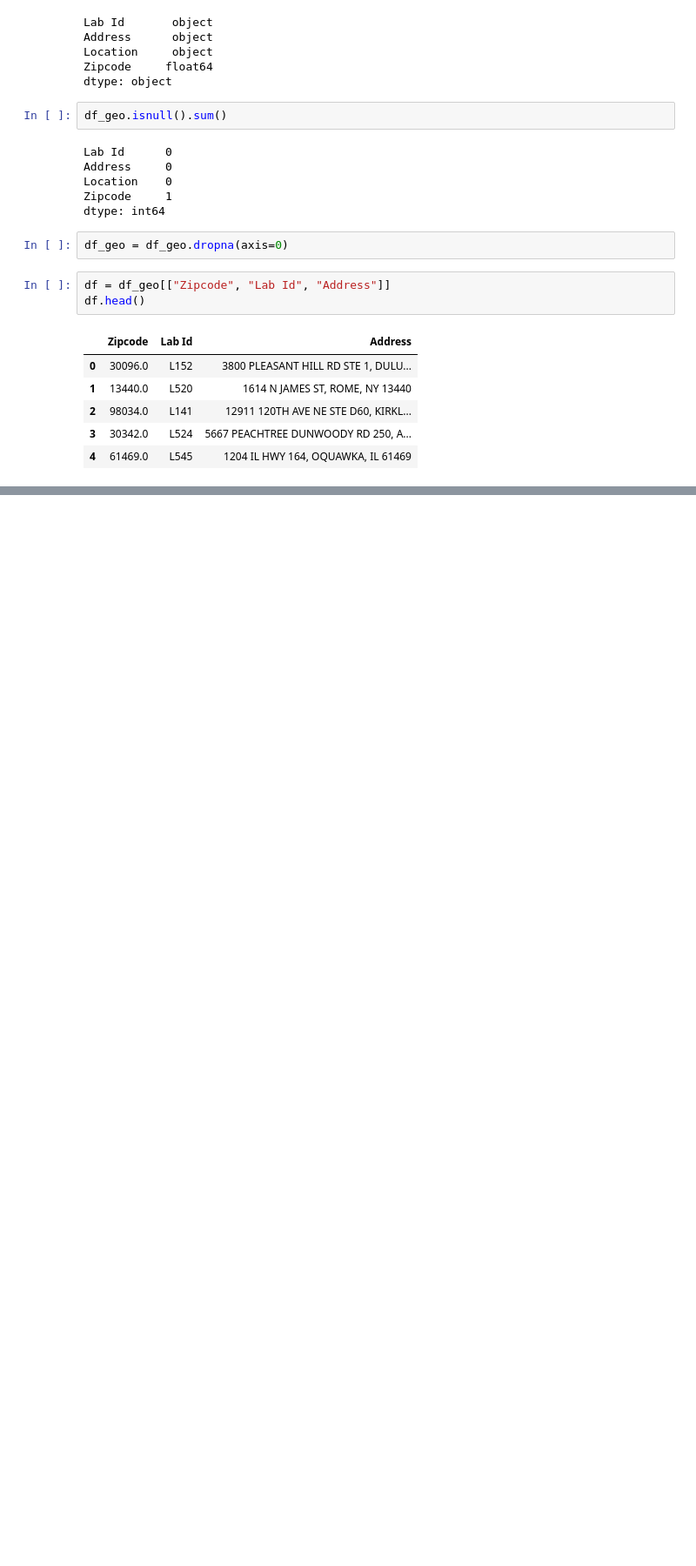
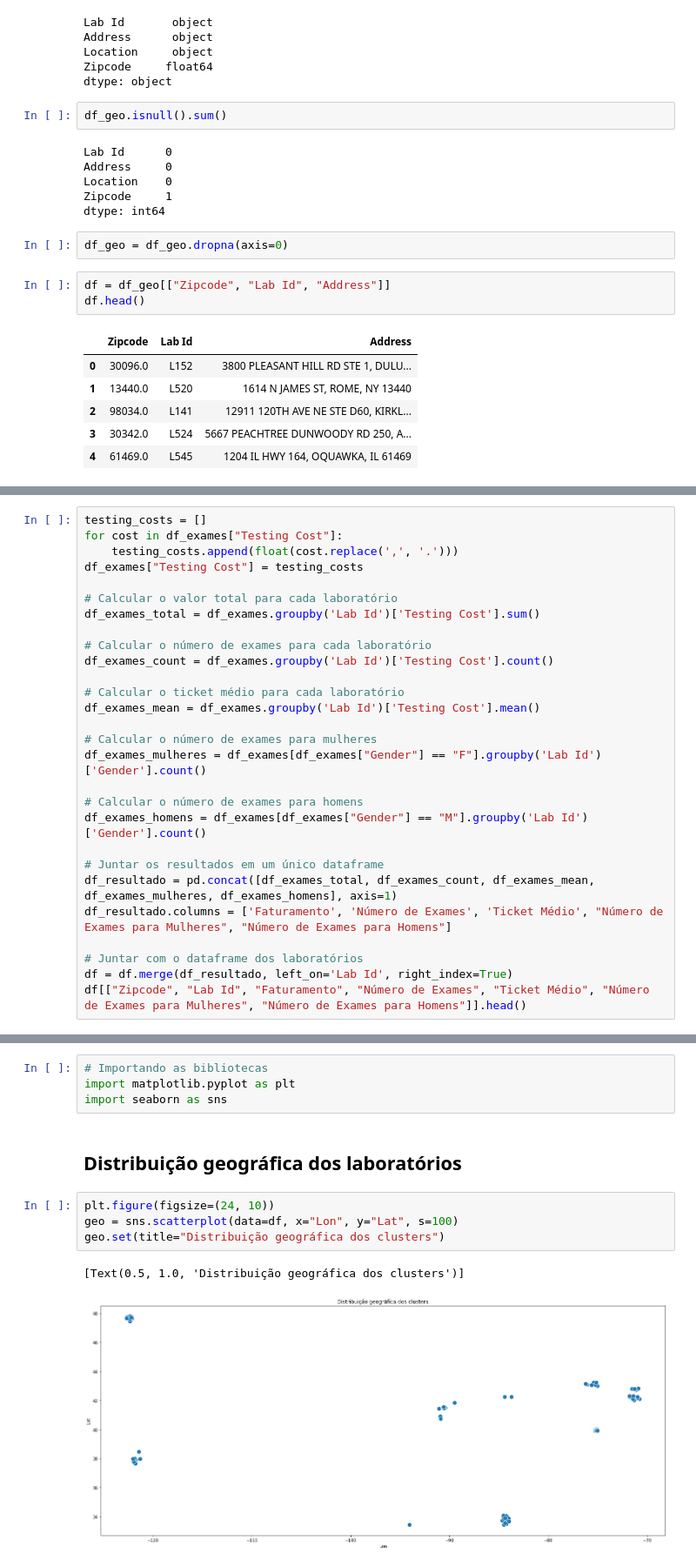
Before and after one commit to leotanaka4/desafio-elogroup, a Jupyter notebook: ans.ipynb, the cells around one changed output, grey strips where cells are left out. Shown: that part at 87% size. Saved outputs shown, nothing was run; the diff lists cells and outputs as text; blank space fills up the shorter version.

Commit message:
Tratamento dos dados 1
Pegando informações do df_exames

```diff
--- a/ans.ipynb
+++ b/ans.ipynb
@@ -222,0 +237,28 @@ df.head()
+# %%
+testing_costs = []
+for cost in df_exames["Testing Cost"]:
+    testing_costs.append(float(cost.replace(',', '.')))
+df_exames["Testing Cost"] = testing_costs
+
+# Calcular o valor total para cada laboratório
+df_exames_total = df_exames.groupby('Lab Id')['Testing Cost'].sum()
+
+# Calcular o número de exames para cada laboratório
+df_exames_count = df_exames.groupby('Lab Id')['Testing Cost'].count()
+
+# Calcular o ticket médio para cada laboratório
+df_exames_mean = df_exames.groupby('Lab Id')['Testing Cost'].mean()
+
+# Calcular o número de exames para mulheres
+df_exames_mulheres = df_exames[df_exames["Gender"] == "F"].groupby('Lab Id')['Gender'].count()
+
+# Calcular o número de exames para homens
+df_exames_homens = df_exames[df_exames["Gender"] == "M"].groupby('Lab Id')['Gender'].count()
+
+# Juntar os resultados em um único dataframe
+df_resultado = pd.concat([df_exames_total, df_exames_count, df_exames_mean, df_exames_mulheres, df_exames_homens], axis=1)
+df_resultado.columns = ['Faturamento', 'Número de Exames', 'Ticket Médio', "Número de Exames para Mulheres", "Número de Exames para Homens"]
+
+# Juntar com o dataframe dos laboratórios
+df = df.merge(df_resultado, left_on='Lab Id', right_index=True)
+df[["Zipcode", "Lab Id", "Faturamento", "Número de Exames", "Ticket Médio", "Número de Exames para Mulheres", "Número de Exames para Homens"]].head()
@@ -222,0 +274,13 @@ df.head()
+# %%
+# Importando as bibliotecas
+import matplotlib.pyplot as plt
+import seaborn as sns
+# %% [markdown]
+## Distribuição geográfica dos laboratórios
+# %%
+plt.figure(figsize=(24, 10))
+geo = sns.scatterplot(data=df, x="Lon", y="Lat", s=100)
+geo.set(title="Distribuição geográfica dos clusters")
+# %% [output]
+[Text(0.5, 1.0, 'Distribuição geográfica dos clusters')]
+[figure, added]
```
Also changed, not shown: parts of 12 cells of this notebook.
